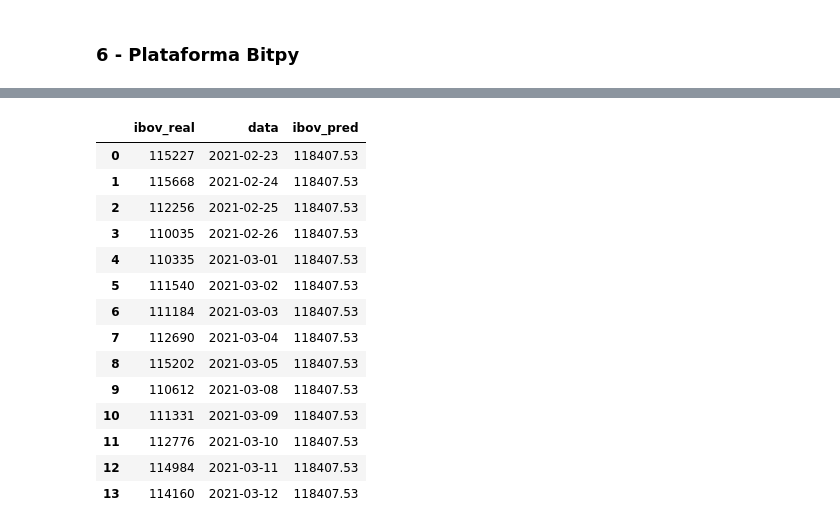
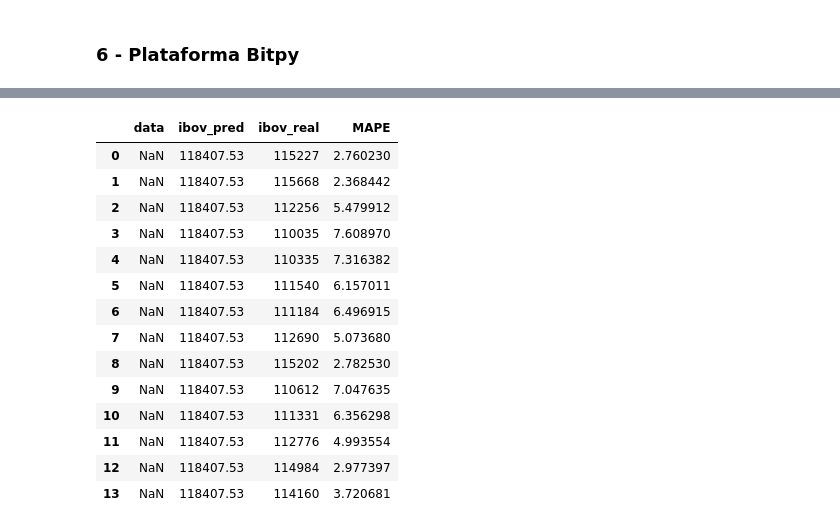
Before and after one commit to jsoft-ti/machinelearning, a Jupyter notebook: outros/projeto_dh/NotebookProjetoDH_VF-IBOV.ipynb, the cells around one changed output, grey strips where cells are left out. Drawn from its saved outputs; the diff is of its cells as text; code cells hidden in the pictures.

```diff
--- a/outros/projeto_dh/NotebookProjetoDH_VF-IBOV.ipynb
+++ b/outros/projeto_dh/NotebookProjetoDH_VF-IBOV.ipynb
@@ -523,9 +528,9 @@ df_closing_3['variacao_sem_ptr'] = df_closing_3['ptr'].pct_change(window - 1).ro
 
 # correlação entre bvsp e as demais
 
-df_closing_3['corr_bvsp_abev'] = df_closing_3['bvsp'].rolling(window).corr(df_closing_3['abev'])
+#df_closing_3['corr_bvsp_abev'] = df_closing_3['bvsp'].rolling(window).corr(df_closing_3['abev'])
 #df_closing_3['corr_bvsp_cmi'] = df_closing_3['bvsp'].rolling(window).corr(df_closing_3['cmi'])
-#df_closing_3['corr_bvsp_ggb'] = df_closing_3['bvsp'].rolling(window).corr(df_closing_3['ggb'])
+df_closing_3['corr_bvsp_ggb'] = df_closing_3['bvsp'].rolling(window).corr(df_closing_3['ggb'])
 df_closing_3['corr_bvsp_itu'] = df_closing_3['bvsp'].rolling(window).corr(df_closing_3['itu'])
 df_closing_3['corr_bvsp_bbd'] = df_closing_3['bvsp'].rolling(window).corr(df_closing_3['bbd'])
 df_closing_3['corr_bvsp_bba'] = df_closing_3['bvsp'].rolling(window).corr(df_closing_3['bba'])
@@ -554,9 +559,9 @@ df_closing_4['variacao_sem_bba'].shift(periods=window)
 df_closing_4['variacao_sem_val'].shift(periods=window)
 df_closing_4['variacao_sem_ptr'].shift(periods=window)
 
-df_closing_4['corr_bvsp_abev'].shift(periods=window)
+#df_closing_4['corr_bvsp_abev'].shift(periods=window)
 #df_closing_4['corr_bvsp_cmi'].shift(periods=window)
-#df_closing_4['corr_bvsp_ggb'].shift(periods=window)
+df_closing_4['corr_bvsp_ggb'].shift(periods=window)
 df_closing_4['corr_bvsp_itu'].shift(periods=window)
 df_closing_4['corr_bvsp_bbd'].shift(periods=window)
 df_closing_4['corr_bvsp_bba'].shift(periods=window)
@@ -586,13 +591,12 @@ display(X.shape)
 # %% [markdown]
 #### 5.2 - Efetuando a divisão do dataset para efetuar treinamento e teste, mantendo os folds em ordem cronológica. Serão utilizados os cenários de 15 dias, 1 mês(30 dias), 2 meses(60 dias), 3 meses(90 dias), 6 meses(180 dias) e 1 ano(360 dias).
 # %%
-scenarios = [15, 30, 60, 90, 180, 270, 360]
-#scenarios = [15]
-
+#scenarios = [15, 30, 60, 90, 180, 270, 360]
+scenarios = [15]
 metrica = pd.DataFrame(columns = ['Modelo', 'Periodo','Treino', 'Teste'])
 models = {}
-models['LinearRegression'] = LinearRegression()
-models['LGBMRegressor'] = lgb.LGBMRegressor(max_depth=40, num_leaves=20, n_estimators=1000)
+#models['LinearRegression'] = LinearRegression()
+models['LGBMRegressor'] = lgb.LGBMRegressor(max_depth=10, num_leaves=20, n_estimators=1000)
 
 for model in models:
     metrica_final_teste = []
@@ -606,20 +610,10 @@ for model in models:
         for train_index, test_index in tsp.split(X.index):
             x_treino, x_teste = X.iloc[train_index], X.iloc[test_index]
             y_treino, y_teste = Y[train_index], Y[test_index]
-
-            date_index = x_teste.index
-            #pca = PCA(n_components=15).fit(x_treino)
-            #x_treino = pca.transform(x_treino)
-            #x_teste = pca.transform(x_teste)
-
             scaler = StandardScaler().fit(x_treino)
 
             x_treino_norm = scaler.fit_transform(x_treino)
             x_teste_norm = scaler.fit_transform(x_teste)
-
-            #pca = PCA(n_components=13).fit(x_treino_norm)
-            #x_treino_norm = pca.transform(x_treino_norm)
-            #x_teste_norm = pca.transform(x_teste_norm)
 
             my_model = models[model].fit(x_treino_norm, y_treino)
 
@@ -639,8 +633,7 @@ for model in models:
         metrica_final_teste.append(np.median(metrica_teste))
         metrica_final_treino.append(np.median(metrica_treino))
 
-metrica['diff'] = (metrica['Teste'] - metrica['Treino']).round(3)
+metrica['diff'] = (metrica['Teste'] - metrica['Treino']).round(2)
 display(metrica.sort_values(by=['diff'],ascending = True))
-display(pred_teste)
 # %% [output]
 |  | Modelo | Periodo | Treino | Teste | diff |
@@ -667,22 +667,24 @@ array([114259.09157221, 115208.41980169, 110379.80634576,  97751.49869743,
 # %%
+#LGBM
 result = pd.DataFrame(columns = {'data','ibov_pred','ibov_real'})
-result['data'] = date_index
+#result['data'] = date_index
 result['ibov_pred'] = pred_teste.round(2)
 result['ibov_real'] = y_teste.values
+result['MAPE'] = 100*(result['ibov_pred'] - result['ibov_real'])/result['ibov_real']
 display(result)
 # %% [output]
-|  | ibov_real | data | ibov_pred |
-| 0 | 115227 | 2021-02-23 | 118407.53 |
-| 1 | 115668 | 2021-02-24 | 118407.53 |
-| 2 | 112256 | 2021-02-25 | 118407.53 |
-| 3 | 110035 | 2021-02-26 | 118407.53 |
-| 4 | 110335 | 2021-03-01 | 118407.53 |
-| 5 | 111540 | 2021-03-02 | 118407.53 |
-| 6 | 111184 | 2021-03-03 | 118407.53 |
-| 7 | 112690 | 2021-03-04 | 118407.53 |
-| 8 | 115202 | 2021-03-05 | 118407.53 |
-| 9 | 110612 | 2021-03-08 | 118407.53 |
-| 10 | 111331 | 2021-03-09 | 118407.53 |
-| 11 | 112776 | 2021-03-10 | 118407.53 |
-| 12 | 114984 | 2021-03-11 | 118407.53 |
-| 13 | 114160 | 2021-03-12 | 118407.53 |
+|  | data | ibov_pred | ibov_real | MAPE |
+| 0 | NaN | 118407.53 | 115227 | 2.760230 |
+| 1 | NaN | 118407.53 | 115668 | 2.368442 |
+| 2 | NaN | 118407.53 | 112256 | 5.479912 |
+| 3 | NaN | 118407.53 | 110035 | 7.608970 |
+| 4 | NaN | 118407.53 | 110335 | 7.316382 |
+| 5 | NaN | 118407.53 | 111540 | 6.157011 |
+| 6 | NaN | 118407.53 | 111184 | 6.496915 |
+| 7 | NaN | 118407.53 | 112690 | 5.073680 |
+| 8 | NaN | 118407.53 | 115202 | 2.782530 |
+| 9 | NaN | 118407.53 | 110612 | 7.047635 |
+| 10 | NaN | 118407.53 | 111331 | 6.356298 |
+| 11 | NaN | 118407.53 | 112776 | 4.993554 |
+| 12 | NaN | 118407.53 | 114984 | 2.977397 |
+| 13 | NaN | 118407.53 | 114160 | 3.720681 |
```
Also changed, not shown: parts of 11 cells of this notebook.
